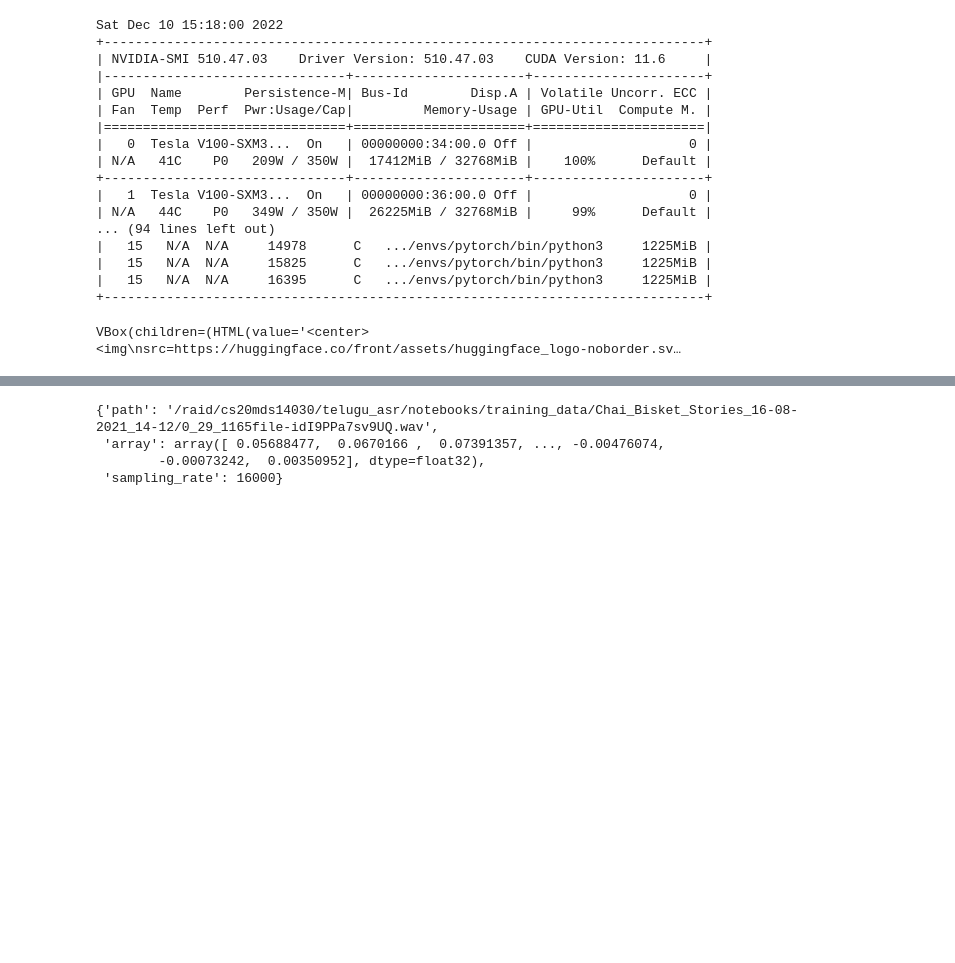
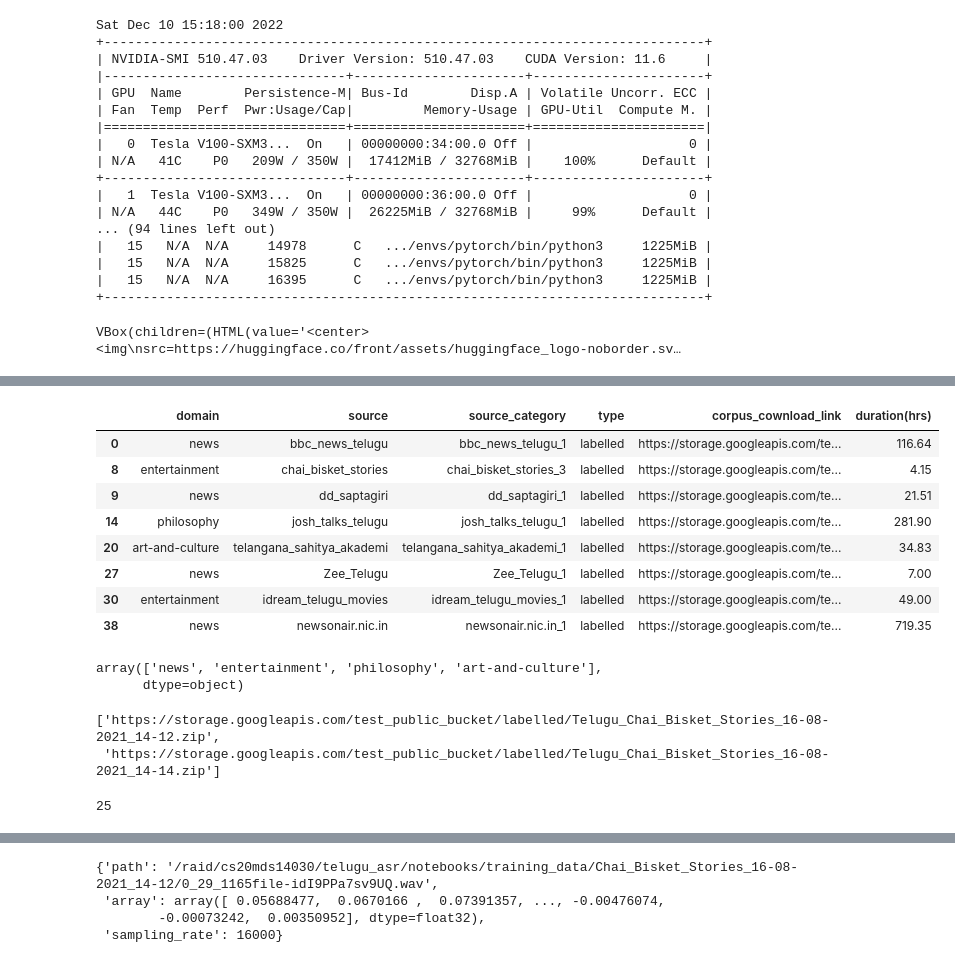
Before and after one commit to bnriiitb/telugu_asr, a Jupyter notebook: notebooks/fine_tune_whisper_te.ipynb, the cells around one changed output, grey strips where cells are left out. Cells and saved outputs as stored; diff of their text form; code cells hidden in the pictures; blank space fills up the shorter version.

```diff
--- a/notebooks/fine_tune_whisper_te.ipynb
+++ b/notebooks/fine_tune_whisper_te.ipynb
@@ -65,0 +66,30 @@ datasets_urls.head()
+# %%
+datasets_urls.dropna()
+# %% [output]
+|  | domain | source | source_category | type | corpus_cownload_link | duration(hrs) |
+| 0 | news | bbc_news_telugu | bbc_news_telugu_1 | labelled | https://storage.googleapis.com/te... | 116.64 |
+| 8 | entertainment | chai_bisket_stories | chai_bisket_stories_3 | labelled | https://storage.googleapis.com/te... | 4.15 |
+| 9 | news | dd_saptagiri | dd_saptagiri_1 | labelled | https://storage.googleapis.com/te... | 21.51 |
+| 14 | philosophy | josh_talks_telugu | josh_talks_telugu_1 | labelled | https://storage.googleapis.com/te... | 281.90 |
+| 20 | art-and-culture | telangana_sahitya_akademi | telangana_sahitya_akademi_1 | labelled | https://storage.googleapis.com/te... | 34.83 |
+| 27 | news | Zee_Telugu | Zee_Telugu_1 | labelled | https://storage.googleapis.com/te... | 7.00 |
+| 30 | entertainment | idream_telugu_movies | idream_telugu_movies_1 | labelled | https://storage.googleapis.com/te... | 49.00 |
+| 38 | news | newsonair.nic.in | newsonair.nic.in_1 | labelled | https://storage.googleapis.com/te... | 719.35 |
+# %%
+datasets_urls.domain.unique()
+# %% [output]
+array(['news', 'entertainment', 'philosophy', 'art-and-culture'],
+      dtype=object)
+# %%
+DOWNLOAD_URLS = datasets_urls[datasets_urls.source.isin(['Zee_Telugu','idream_telugu_movies',
+                                         'telangana_sahitya_akademi',
+                                         'dd_saptagiri',
+                                        'chai_bisket_stories'])].corpus_cownload_link.unique().tolist()
+DOWNLOAD_URLS[:2]
+# %% [output]
+['https://storage.googleapis.com/test_public_bucket/labelled/Telugu_Chai_Bisket_Stories_16-08-2021_14-12.zip',
+ 'https://storage.googleapis.com/test_public_bucket/labelled/Telugu_Chai_Bisket_Stories_16-08-2021_14-14.zip']
+# %%
+len(DOWNLOAD_URLS)
+# %% [output]
+25
```
Also changed, not shown: parts of 8 cells of this notebook, 7 other files.
